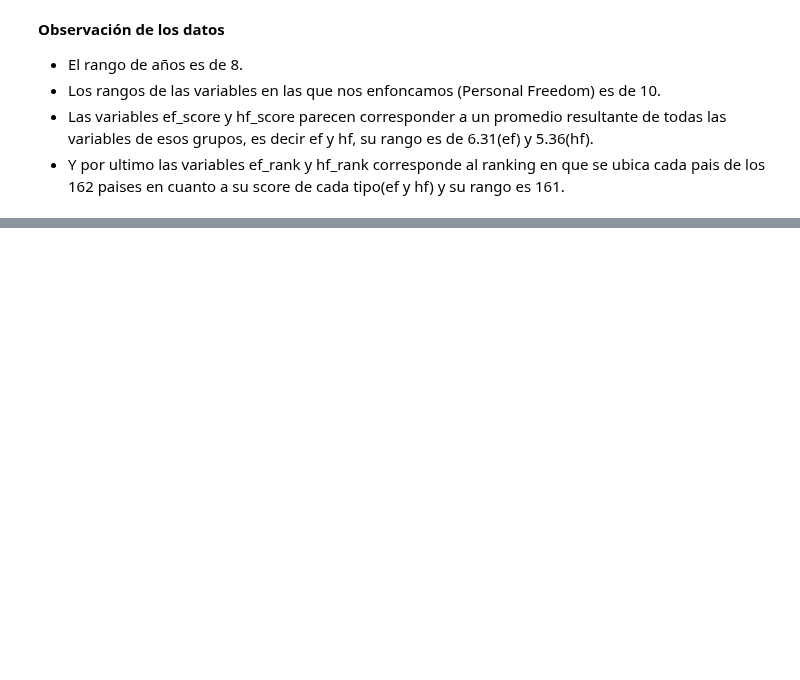
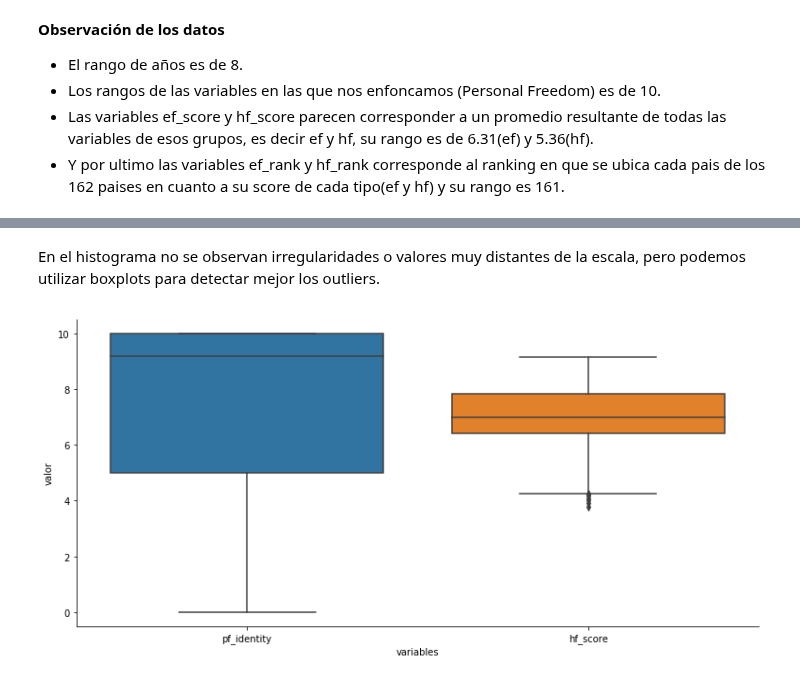
Before and after one commit to kevinsen/diplodatos-ayv-1, a Jupyter notebook: AyV-practico-1.ipynb, the cells around one changed output, grey strips where cells are left out. Drawn from its saved outputs; the diff is of its cells as text; code cells hidden in the pictures; blank space fills up the shorter version.

```diff
--- a/AyV-practico-1.ipynb
+++ b/AyV-practico-1.ipynb
@@ -154,0 +207,12 @@ v_range.T # T: Transpose index and columns
+# %% [markdown]
+En el histograma no se observan irregularidades o valores muy distantes de la escala, pero podemos utilizar boxplots para detectar mejor los outliers.
+# %%
+plt.figure(figsize=(13,6))
+vmundo = pd.melt(idataset,id_vars=['year','region','countries'],
+                    value_vars=['pf_identity', 'hf_score'],
+                    var_name='variables',
+                    value_name='valor')
+seaborn.boxplot(data=vmundo, x='variables', y='valor')
+seaborn.despine()
+# %% [output]
+[figure, added]
```
Also changed, not shown: parts of 28 cells of this notebook.
